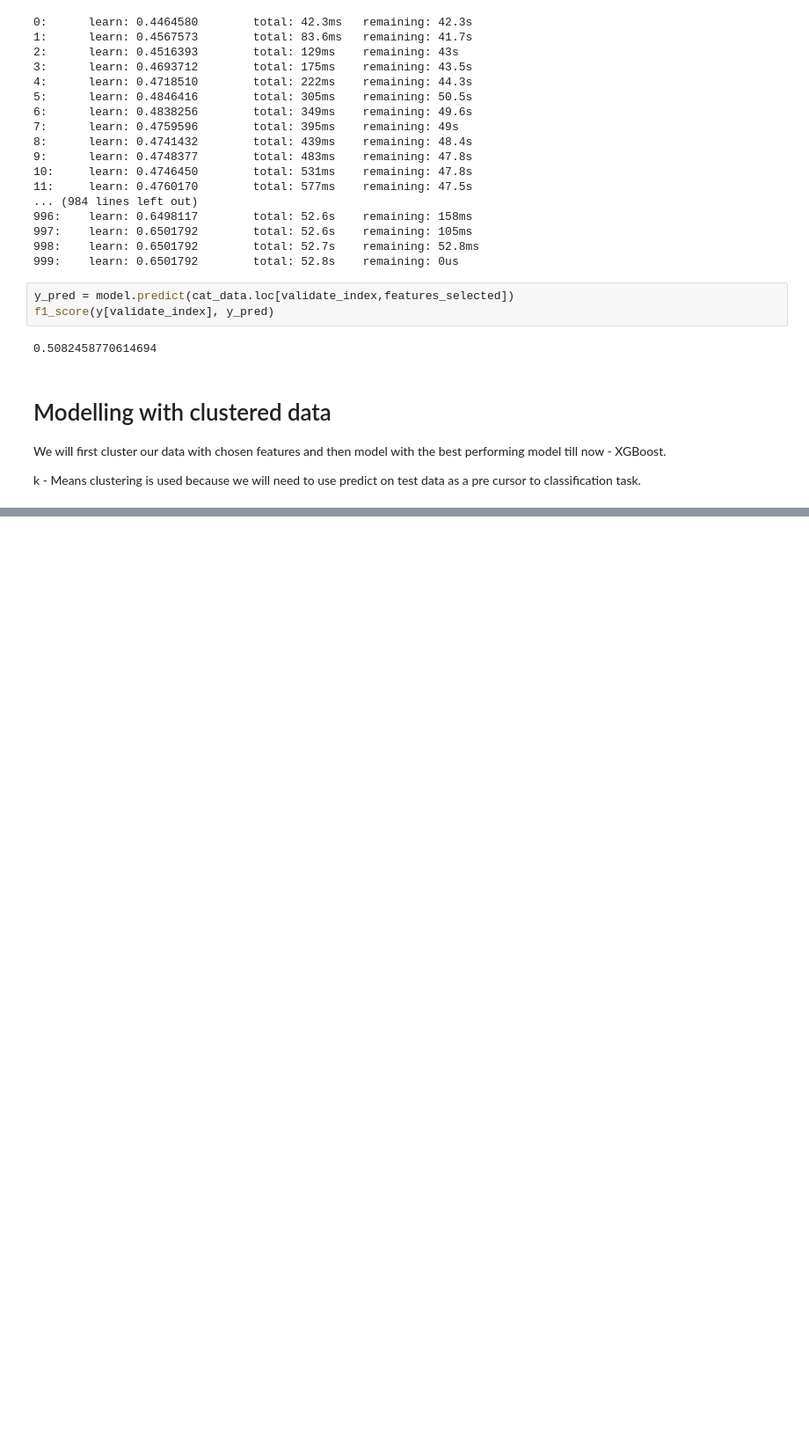
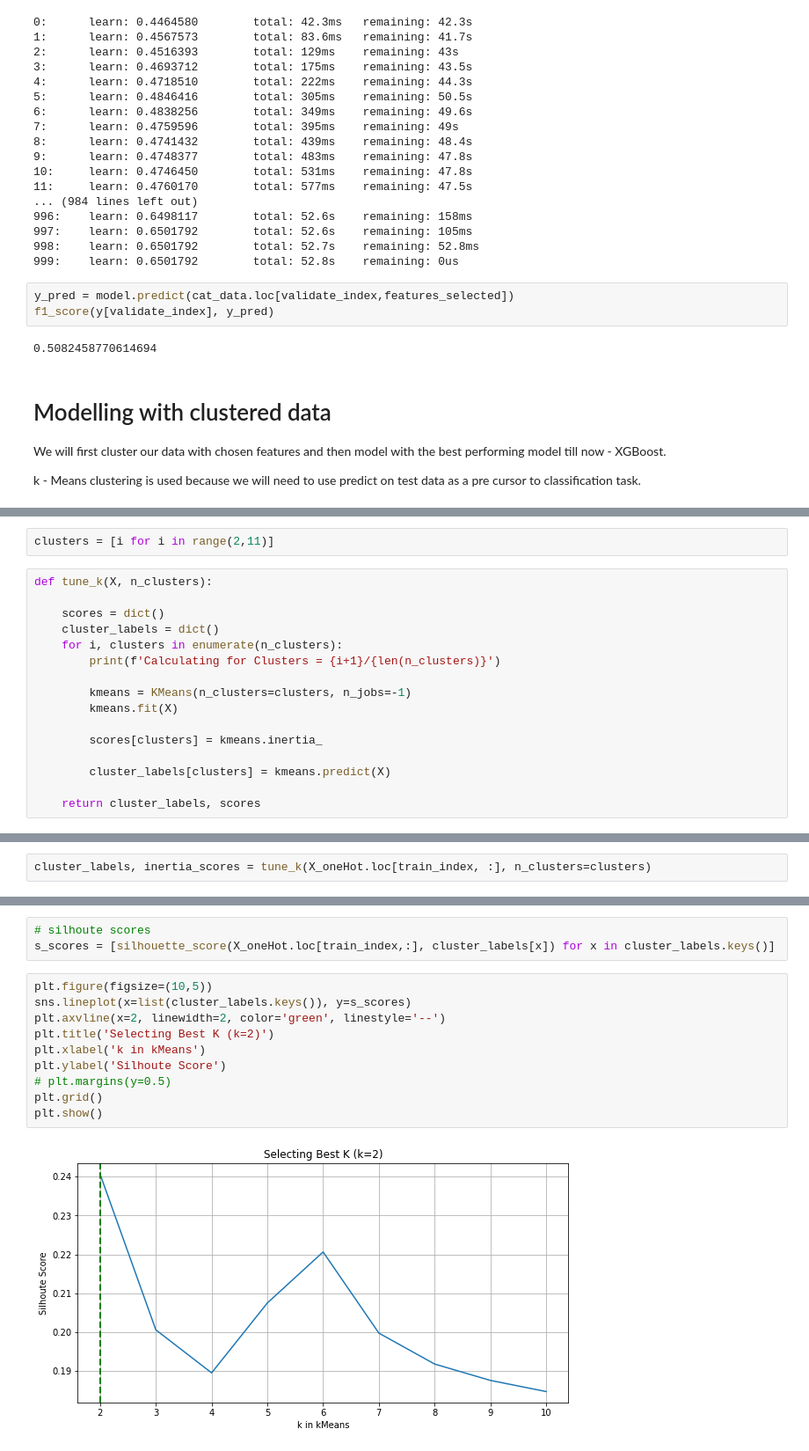
Before and after one commit to gunnerVivek/Employee-Promotion, a Jupyter notebook: 4-boosting_models.ipynb, the cells around one changed output, grey strips where cells are left out. Shown: that part at 88% size. Cells and saved outputs as stored; diff of their text form; blank space fills up the shorter version.

Commit message:
notebook: adds k-Means clustering modelling and data

```diff
--- a/4-boosting_models.ipynb
+++ b/4-boosting_models.ipynb
@@ -1097,0 +1103,18 @@ k - Means clustering is used because we will need to use predict on test data as
+# %%
+clusters = [i for i in range(2,11)]
+# %%
+def tune_k(X, n_clusters):
+
+    scores = dict()
+    cluster_labels = dict()
+    for i, clusters in enumerate(n_clusters):
+        print(f'Calculating for Clusters = {i+1}/{len(n_clusters)}')
+
+        kmeans = KMeans(n_clusters=clusters, n_jobs=-1)
+        kmeans.fit(X)
+
+        scores[clusters] = kmeans.inertia_
+
+        cluster_labels[clusters] = kmeans.predict(X)
+
+    return cluster_labels, scores
@@ -1097,0 +1143,2 @@ k - Means clustering is used because we will need to use predict on test data as
+# %%
+cluster_labels, inertia_scores = tune_k(X_oneHot.loc[train_index, :], n_clusters=clusters)
@@ -1097,0 +1155,15 @@ k - Means clustering is used because we will need to use predict on test data as
+# %%
+# silhoute scores
+s_scores = [silhouette_score(X_oneHot.loc[train_index,:], cluster_labels[x]) for x in cluster_labels.keys()]
+# %%
+plt.figure(figsize=(10,5))
+sns.lineplot(x=list(cluster_labels.keys()), y=s_scores)
+plt.axvline(x=2, linewidth=2, color='green', linestyle='--')
+plt.title('Selecting Best K (k=2)')
+plt.xlabel('k in kMeans')
+plt.ylabel('Silhoute Score')
+# plt.margins(y=0.5)
+plt.grid()
+plt.show()
+# %% [output]
+[figure, added]
```
Also changed, not shown: parts of 18 cells of this notebook.
